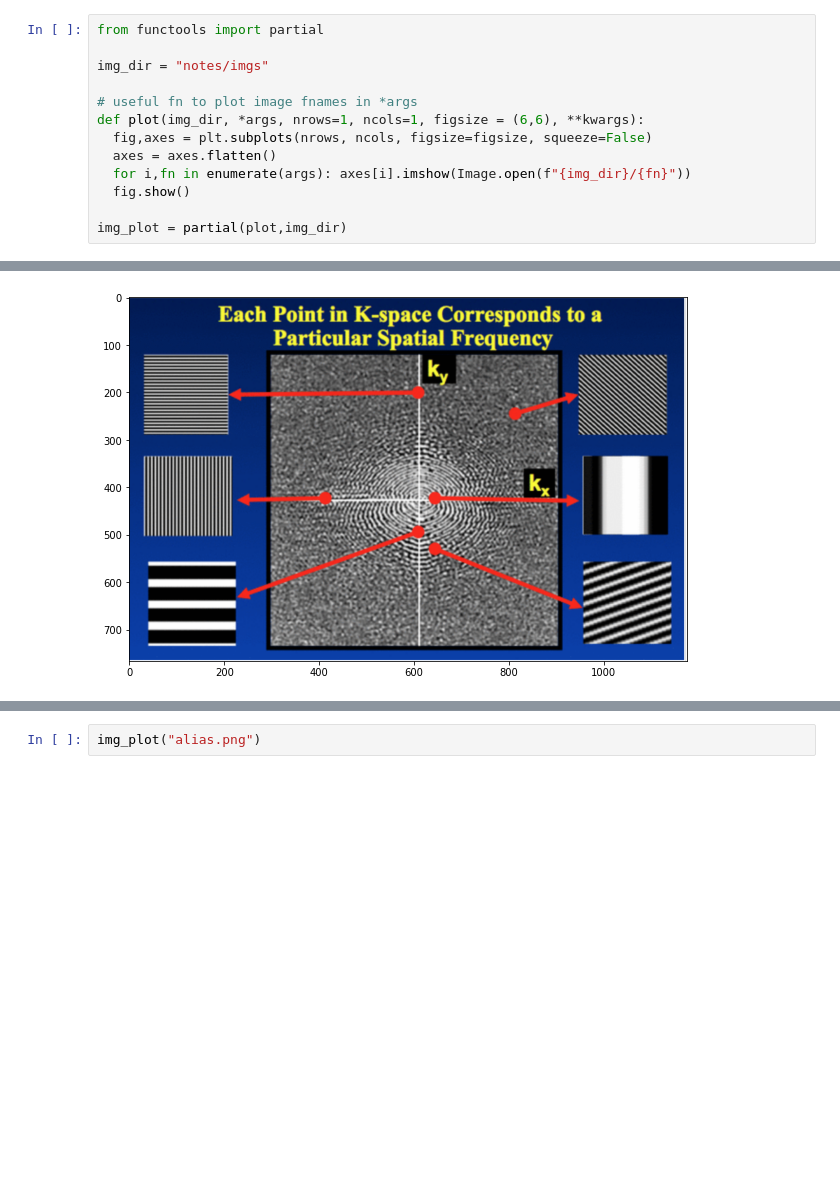
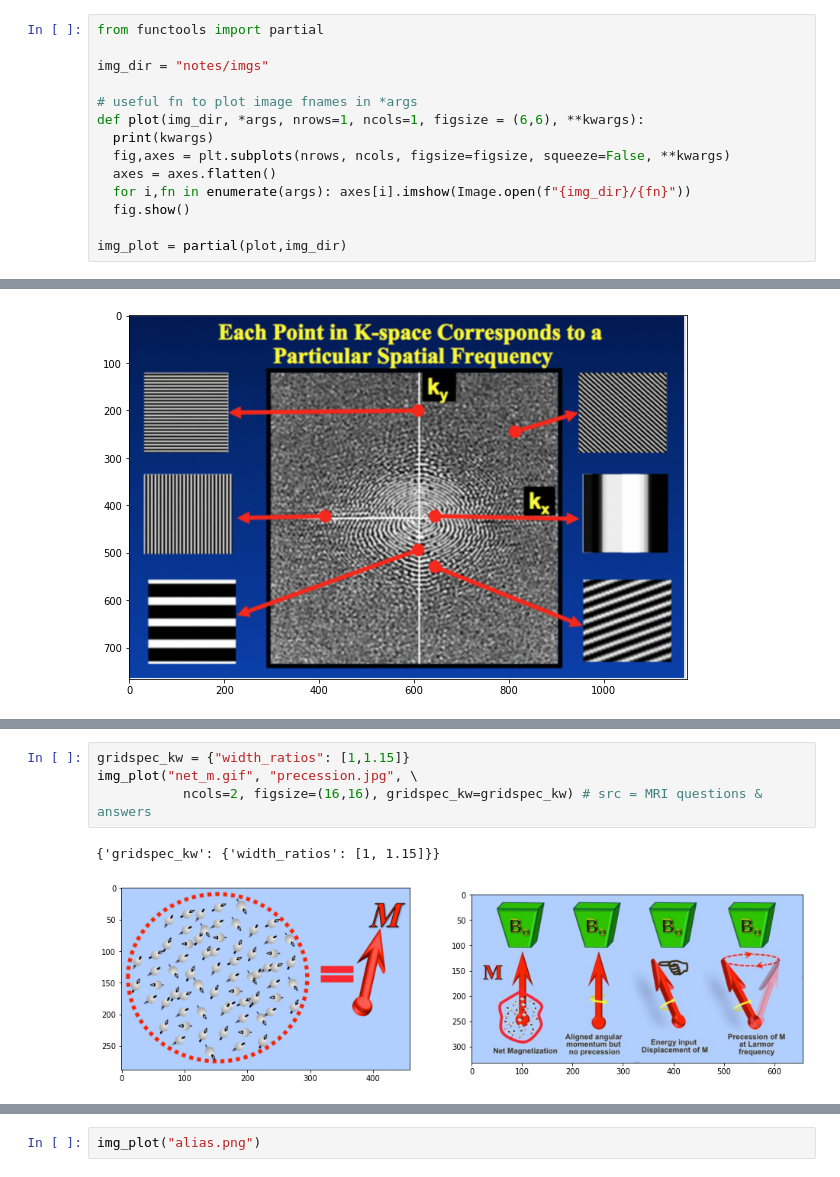
Before and after one commit to RGologorsky/fastmri, a Jupyter notebook: notes/01_notes_FastMRI.ipynb, the cells around one changed output, grey strips where cells are left out. Cells and saved outputs as stored; diff of their text form; blank space fills up the shorter version.

```diff
--- a/notes/01_notes_FastMRI.ipynb
+++ b/notes/01_notes_FastMRI.ipynb
@@ -49,7 +49,8 @@ img_dir = "notes/imgs"
 
 # useful fn to plot image fnames in *args
 def plot(img_dir, *args, nrows=1, ncols=1, figsize = (6,6), **kwargs):
-  fig,axes = plt.subplots(nrows, ncols, figsize=figsize, squeeze=False)
+  print(kwargs)
+  fig,axes = plt.subplots(nrows, ncols, figsize=figsize, squeeze=False, **kwargs)
   axes = axes.flatten()
   for i,fn in enumerate(args): axes[i].imshow(Image.open(f"{img_dir}/{fn}"))
   fig.show()
@@ -173,2 +166,9 @@ Protons in the magnetic field
+# %%
+gridspec_kw = {"width_ratios": [1,1.15]}
+img_plot("net_m.gif", "precession.jpg", \
+           ncols=2, figsize=(16,16), gridspec_kw=gridspec_kw) # src = MRI questions & answers
+# %% [output]
+{'gridspec_kw': {'width_ratios': [1, 1.15]}}
+[figure, added]
 # %% [markdown]
 
```
Also changed, not shown: parts of 25 cells of this notebook, 5 other files.
